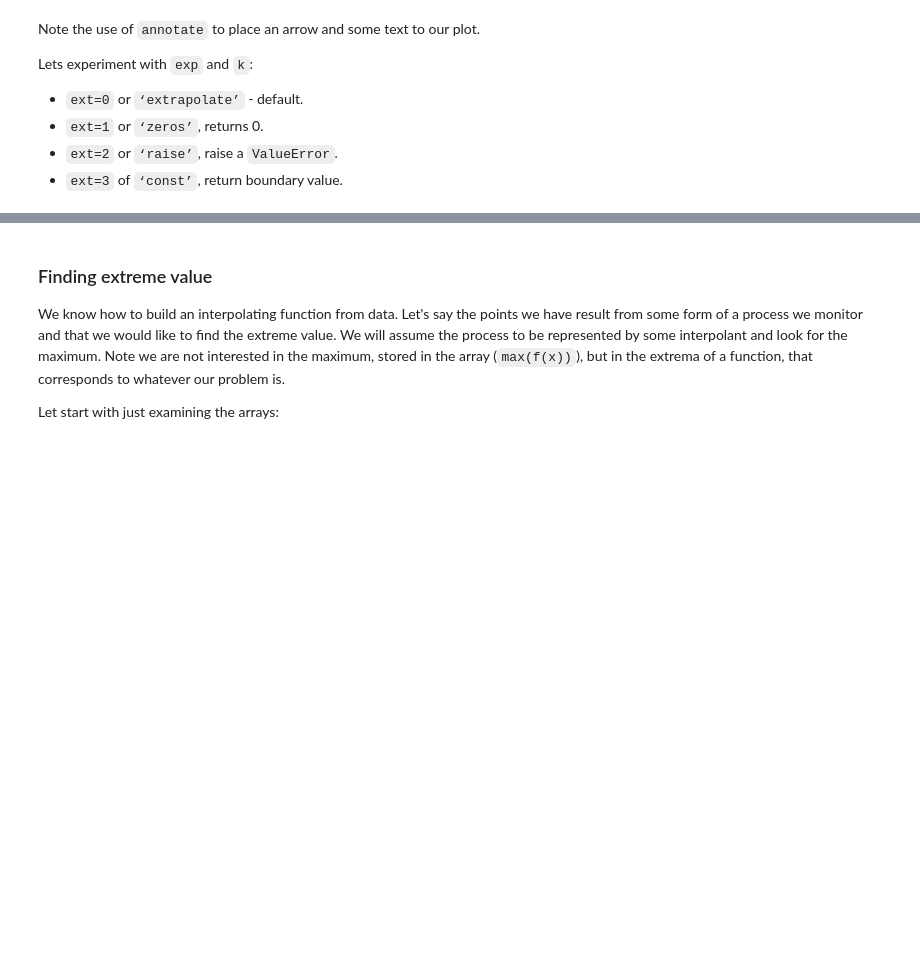
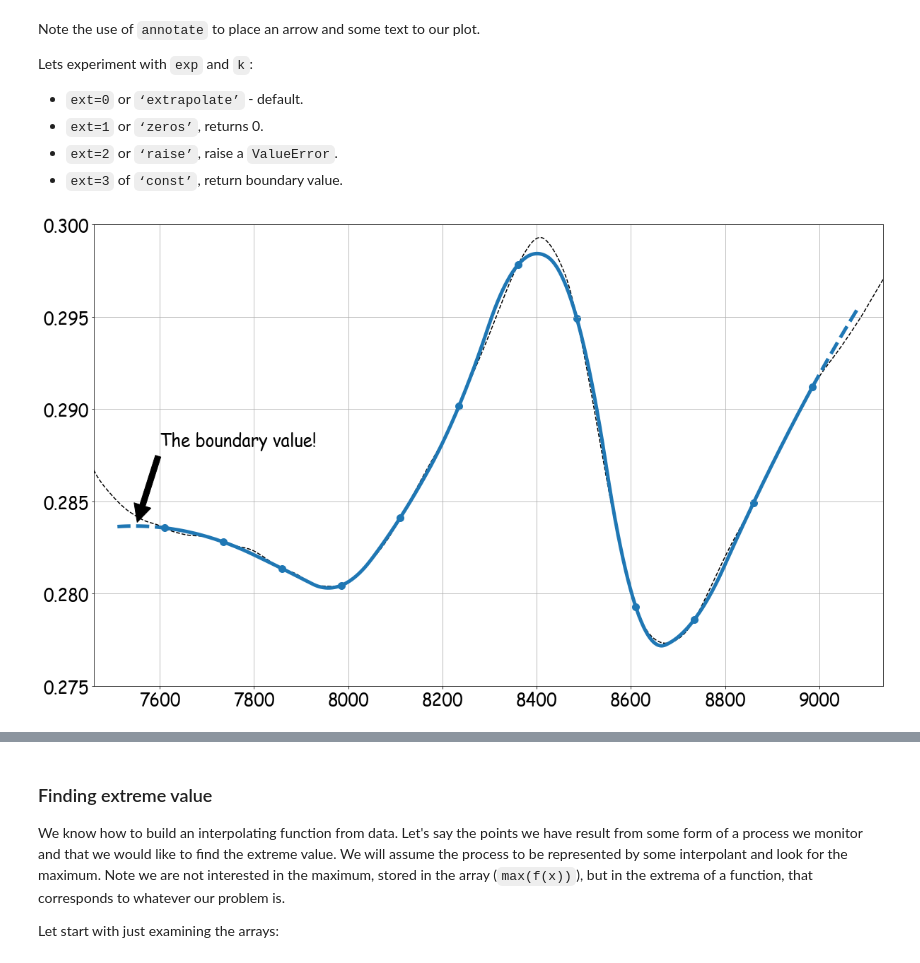
Before and after one commit to sgepner/Automate-Python, a Jupyter notebook: Lectures/Lecture3/Lecture 3.ipynb, the cells around one changed output, grey strips where cells are left out. Saved outputs shown, nothing was run; the diff lists cells and outputs as text; code cells hidden in the pictures; blank space fills up the shorter version.

```diff
--- a/Lectures/Lecture3/Lecture 3.ipynb
+++ b/Lectures/Lecture3/Lecture 3.ipynb
@@ -508,6 +763,8 @@ We will:
 and all that in a day work.
 # %% [markdown]
 We will use a slice of data from mean.avg, using the slice operation with collection\[start : stop : every n'th\]. The last entry is used to select only some of the data.
+# %%
+T, c1, c2, c3 = np.loadtxt('mean.avg', comments="#", skiprows=1, usecols=(0,1,2,3), unpack=True)
 # %%
 X =  T[10000:13000:250] # We can select every other value from an array!
 Y = c3[10000:13000:250]
@@ -649,28 +924,30 @@ Lets experiment with `exp` and `k`:
 * `ext=2` or `‘raise’`, raise a `ValueError`.
 * `ext=3` of `‘const’`, return boundary value.
 # %%
-f = InterpolatedUnivariateSpline(X, Y, k=1, ext=3)
+f = InterpolatedUnivariateSpline(X, Y, k=2, ext=0)
 
 fig = plt.figure(figsize=(20,12)) # figure size
 font = {'family' : 'Comic Sans MS', 'weight' : 'normal', 'size'   : 24} #larger font I like
 plt.rc('font', **font)
 
 plt.plot(T, c3, '--', c='black') # '--' - dashed, c - colour,
 plt.scatter(X, Y, s=100) # s sets size
 
 a = np.searchsorted(x, X[0])
 b = np.searchsorted(x, X[-1])
 p = plt.plot(x[a:b], f(x[a:b]), lw=5) # note, we return to p
 plt.plot(x[0:a], f(x[0:a]), '--', lw=5, c = p[0].get_color()) # to get the same colour
 plt.plot(x[b:-1], f(x[b:-1]), '--', lw=5, c = p[0].get_color())
 
 ax = plt.gca()
 ax.annotate('The boundary value!', xy=(x[25], f(x[25])), xytext=(7600, 0.288),
             arrowprops = dict(facecolor ='black', width=8, headwidth=25, headlength=25, shrink = 0.05),)
 
 plt.xlim(X[0]-150, X[-1]+150)
 plt.ylim(0.275, 0.3)
 plt.grid()
+# %% [output]
+[figure, added]
 # %%
 f1 = InterpolatedUnivariateSpline(X, Y, k=1)
 f2 = InterpolatedUnivariateSpline(X, Y, k=2)
```
Also changed, not shown: parts of 68 cells of this notebook, 1 other file.
